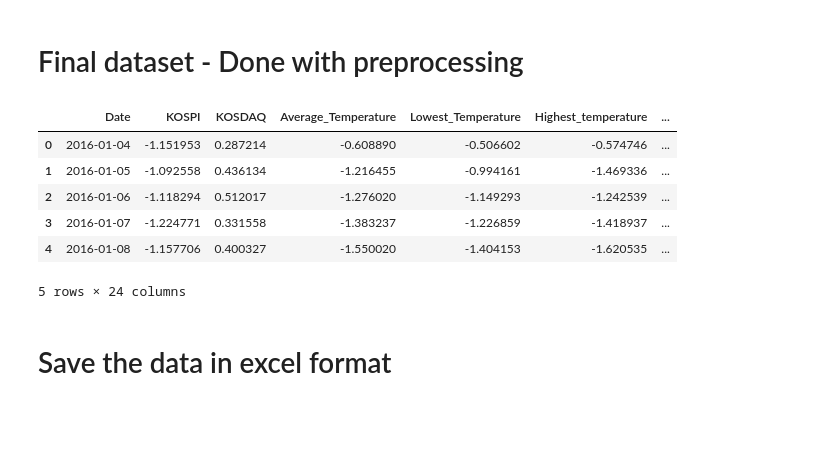
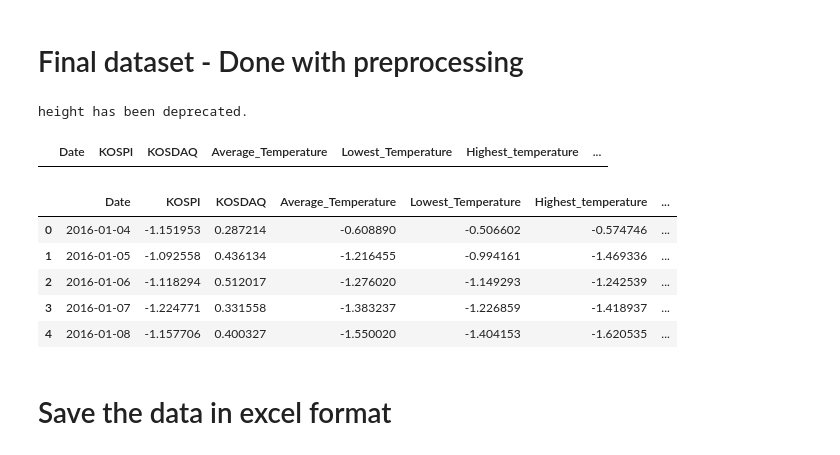
Before and after one commit to jhun0324/DL-Tutorial, a Jupyter notebook: data.ipynb, the cells around one changed output. Saved outputs shown, nothing was run; the diff lists cells and outputs as text; code cells hidden in the pictures; blank space fills up the shorter version.

```diff
--- a/data.ipynb
+++ b/data.ipynb
@@ -230,6 +218,19 @@ df_scaled['Rate_Class'] = df['Rate_Class']
 [u'KOSPI', u'KOSDAQ', u'Average_Temperature', u'Lowest_Temperature', u'Highest_temperature', u'Precipitation', u'Average_Wind_Speed', u'Average_Relative_humidity', u'Daylight_Hours', u'Cloud_Cover', u ...
 # %% [markdown]
 # Final dataset - Done with preprocessing
+# %%
+# Debugging
+df_scaled.fillna(0, inplace=True)
+pd.set_option('display.height', 1000)
+pd.set_option('display.max_rows', 500)
+pd.set_option('display.max_columns', 500)
+pd.set_option('display.width', 1000)
+df_scaled.isnull().values.any()
+nan_rows = df_scaled[df_scaled.isnull().T.any().T]
+nan_rows
+# %% [output]
+height has been deprecated.
+|  | Date | KOSPI | KOSDAQ | Average_Temperature | Lowest_Temperature | Highest_temperature | ... |
 # %%
 df_scaled.head()
 # %% [output]
@@ -239,7 +240,6 @@ df_scaled.head()
 | 2 | 2016-01-06 | -1.118294 | 0.512017 | -1.276020 | -1.149293 | -1.242539 | ... |
 | 3 | 2016-01-07 | -1.224771 | 0.331558 | -1.383237 | -1.226859 | -1.418937 | ... |
 | 4 | 2016-01-08 | -1.157706 | 0.400327 | -1.550020 | -1.404153 | -1.620535 | ... |
-5 rows × 24 columns
 # %% [markdown]
 # Save the data in excel format
 # %%
```
Also changed, not shown: parts of 42 cells of this notebook.
